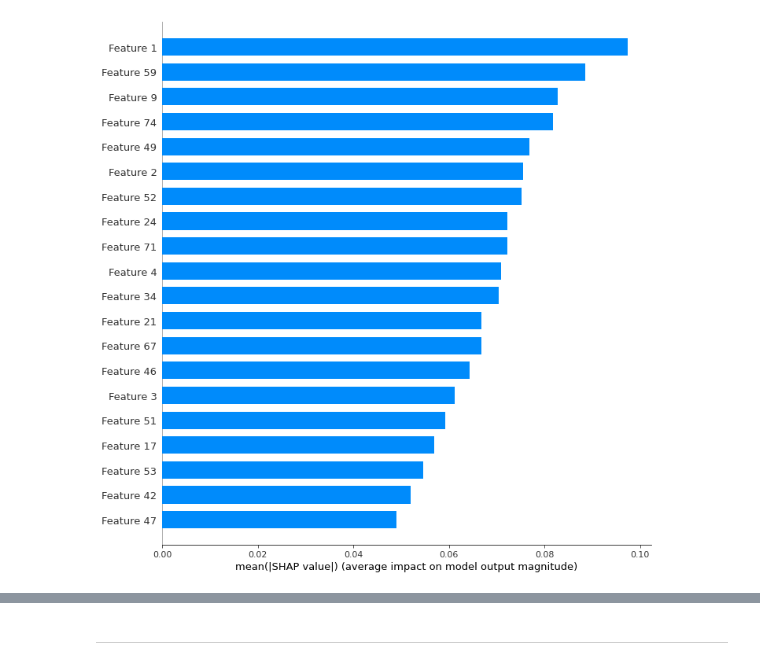
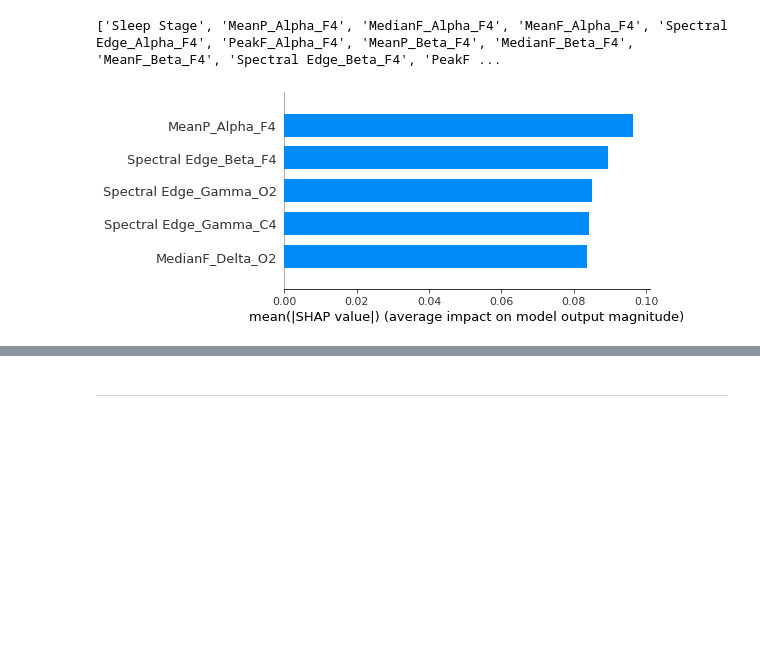
Before and after one commit to RafsanJany-44/Research_Sleep_Stage_Classification, a Jupyter notebook: SHAP_KNN.ipynb, the cells around one changed output, grey strips where cells are left out. Cells and saved outputs as stored; diff of their text form; code cells hidden in the pictures; blank space fills up the shorter version.

```diff
--- a/SHAP_KNN.ipynb
+++ b/SHAP_KNN.ipynb
@@ -58,8 +56,13 @@ y_pred_KNN=KNN_class.predict(X_test)
 explainer = shap.Explainer(KNN_class.predict, X_test[0:100])
 # Calculates the SHAP values - It takes some time
 shap_values = explainer( X_test[0:100])
+# %%
+features_names=list(dataset.iloc[0:0, 0:75])
+print(features_names)
+# %% [output]
+['Sleep Stage', 'MeanP_Alpha_F4', 'MedianF_Alpha_F4', 'MeanF_Alpha_F4', 'Spectral Edge_Alpha_F4', 'PeakF_Alpha_F4', 'MeanP_Beta_F4', 'MedianF_Beta_F4', 'MeanF_Beta_F4', 'Spectral Edge_Beta_F4', 'PeakF ...
 # %%
-shap.summary_plot(shap_values, X, plot_type="bar",plot_size=(10,10))
+shap.summary_plot(shap_values, X, plot_type="bar",max_display=5,feature_names=features_names)
 # %% [output]
-[figure, old version]
+[figure, new version]
 # %%
```
Also changed, not shown: parts of 8 cells of this notebook.
